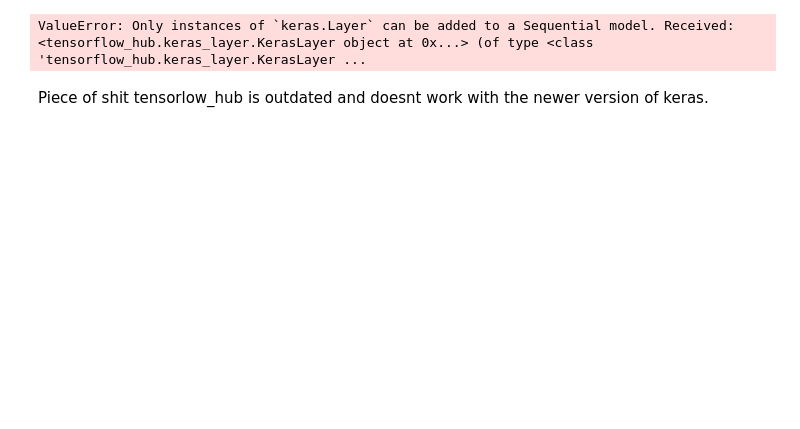
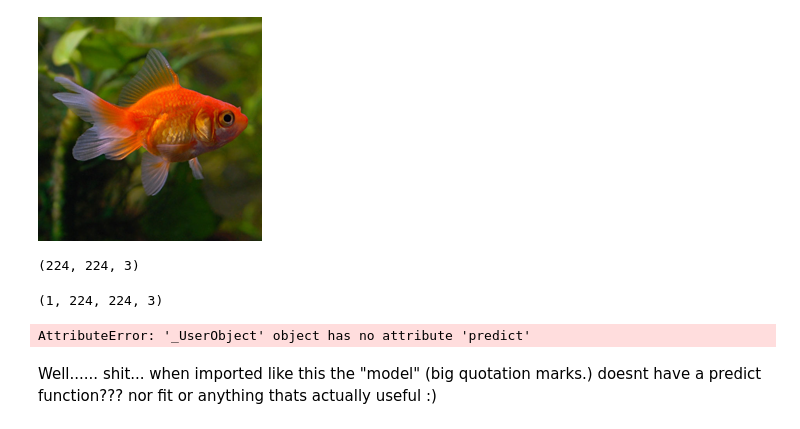
Before and after one commit to VladanT3/Deep_Learning, a Jupyter notebook: Transfer Learning/transfer-learning.ipynb, the cells around one changed output. Saved outputs shown, nothing was run; the diff lists cells and outputs as text; code cells hidden in the pictures; blank space fills up the shorter version.

Commit message:
Tried downloading the model and them importing, doesnt work

```diff
--- a/Transfer Learning/transfer-learning.ipynb
+++ b/Transfer Learning/transfer-learning.ipynb
@@ -12,9 +23,22 @@ from tensorflow.keras.models import Sequential
 # %%
-classifier = tf.keras.Sequential([
-    layers.Input(shape=(224, 224, 3)),
-    hub.KerasLayer("https://www.kaggle.com/models/google/mobilenet-v2/TensorFlow2/tf2-preview-classification/4")
-])
+classifier = tf.saved_model.load('C:\\Users\\Vladan\\.cache\\kagglehub\\models\\google\\mobilenet-v2\\tensorFlow2\\tf2-preview-classification\\4')
-# %% [output]
-ValueError: Only instances of `keras.Layer` can be added to a Sequential model. Received: <tensorflow_hub.keras_layer.KerasLayer object at 0x...> (of type <class 'tensorflow_hub.keras_layer.KerasLayer ...
-# %% [markdown]
-Piece of shit tensorlow_hub is outdated and doesnt work with the newer version of keras.
+# %%
+gold_fish = Image.open("goldfish.jpg").resize((224, 224))
+gold_fish
+# %% [output]
+[figure, added]
+# %%
+gold_fish = np.array(gold_fish) / 255
+gold_fish.shape
+# %% [output]
+(224, 224, 3)
+# %%
+gold_fish[np.newaxis, ...].shape
+# %% [output]
+(1, 224, 224, 3)
+# %%
+classifier.predict(gold_fish[np.newaxis, ...])
+# %% [output]
+AttributeError: '_UserObject' object has no attribute 'predict'
+# %% [markdown]
+Well...... shit... when imported like this the "model" (big quotation marks.) doesnt have a predict function??? nor fit or anything thats actually useful :)
```
Also changed, not shown: parts of 2 cells of this notebook, 1 other file.
